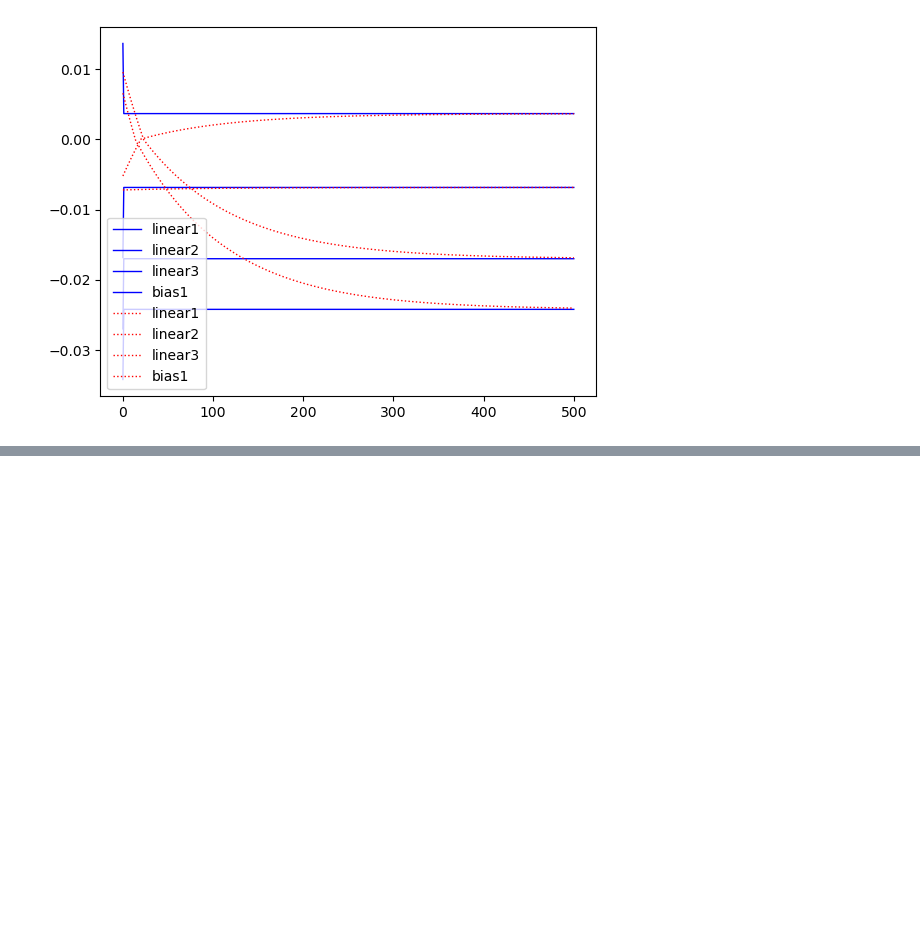
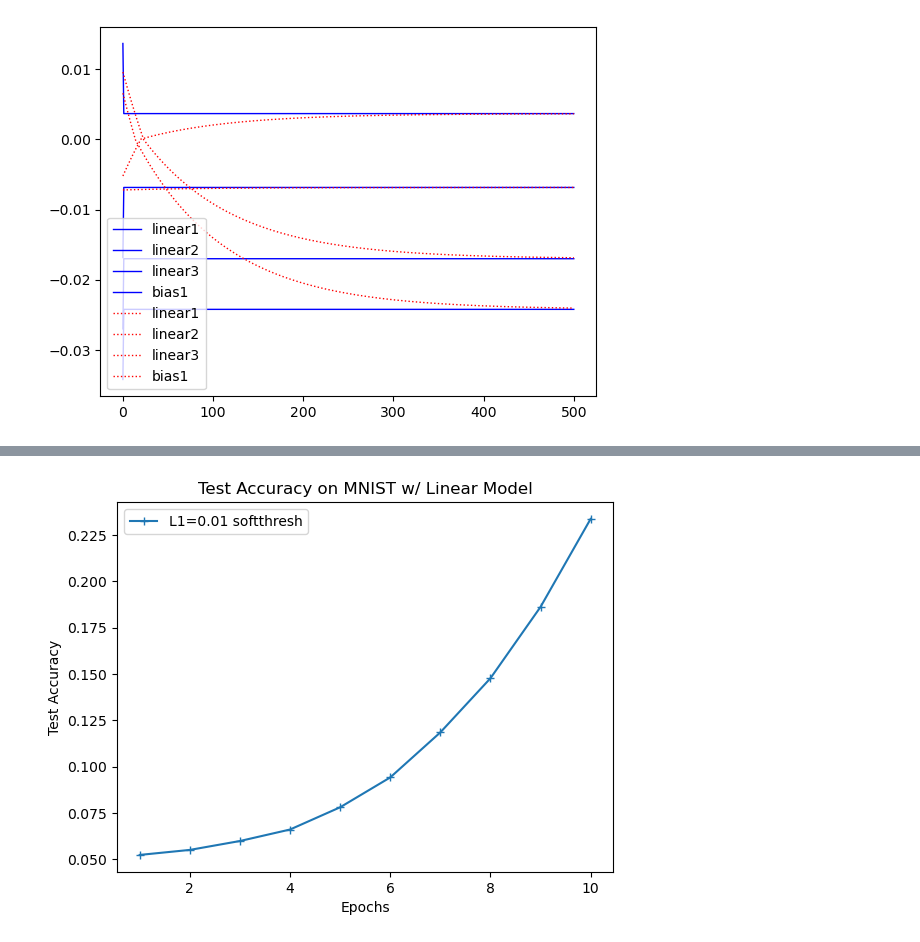
Before and after one commit to diaoenmao/Deep-Regularization, a Jupyter notebook: deprecated/proximal_convergence_test.ipynb, the cells around one changed output, grey strips where cells are left out. Cells and saved outputs as stored; diff of their text form; code cells hidden in the pictures; blank space fills up the shorter version.

```diff
--- a/testing.ipynb
+++ b/deprecated/proximal_convergence_test.ipynb
@@ -461 +535,11 @@ Test Error:
+# %%
+plt.plot(range(1, epochs+1), logger1.test_accuracies, marker="+", label="L1=0.01 softthresh")
+# plt.plot(range(1, epochs+1), test_accuracy2, marker="+", label="L1=0.01 prox")
+plt.xlabel("Epochs")
+plt.ylabel("Test Accuracy")
+plt.title("Test Accuracy on MNIST w/ Linear Model")
+plt.legend()
+plt.show()
+# %% [output]
+[figure, added]
 # %%
```
Also changed, not shown: parts of 4 cells of this notebook, 22 other files.
